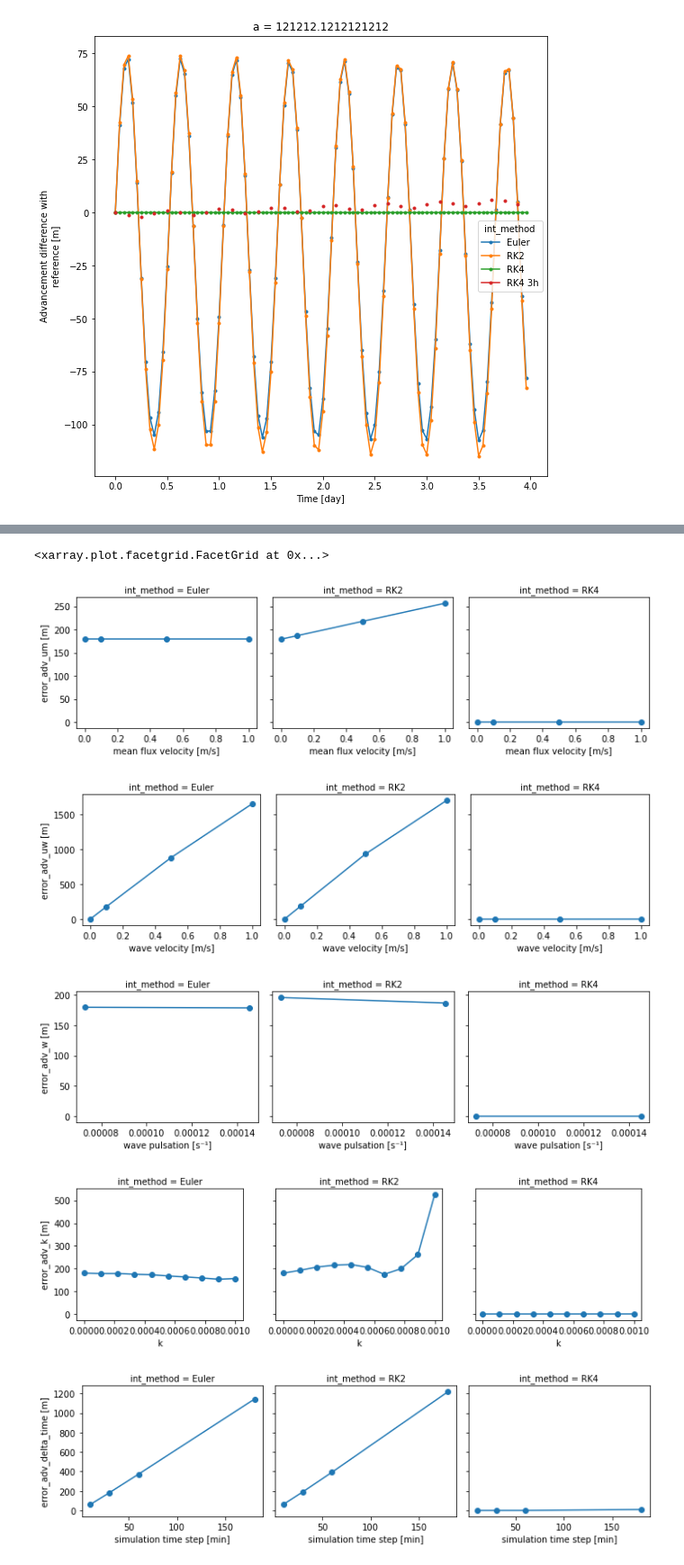
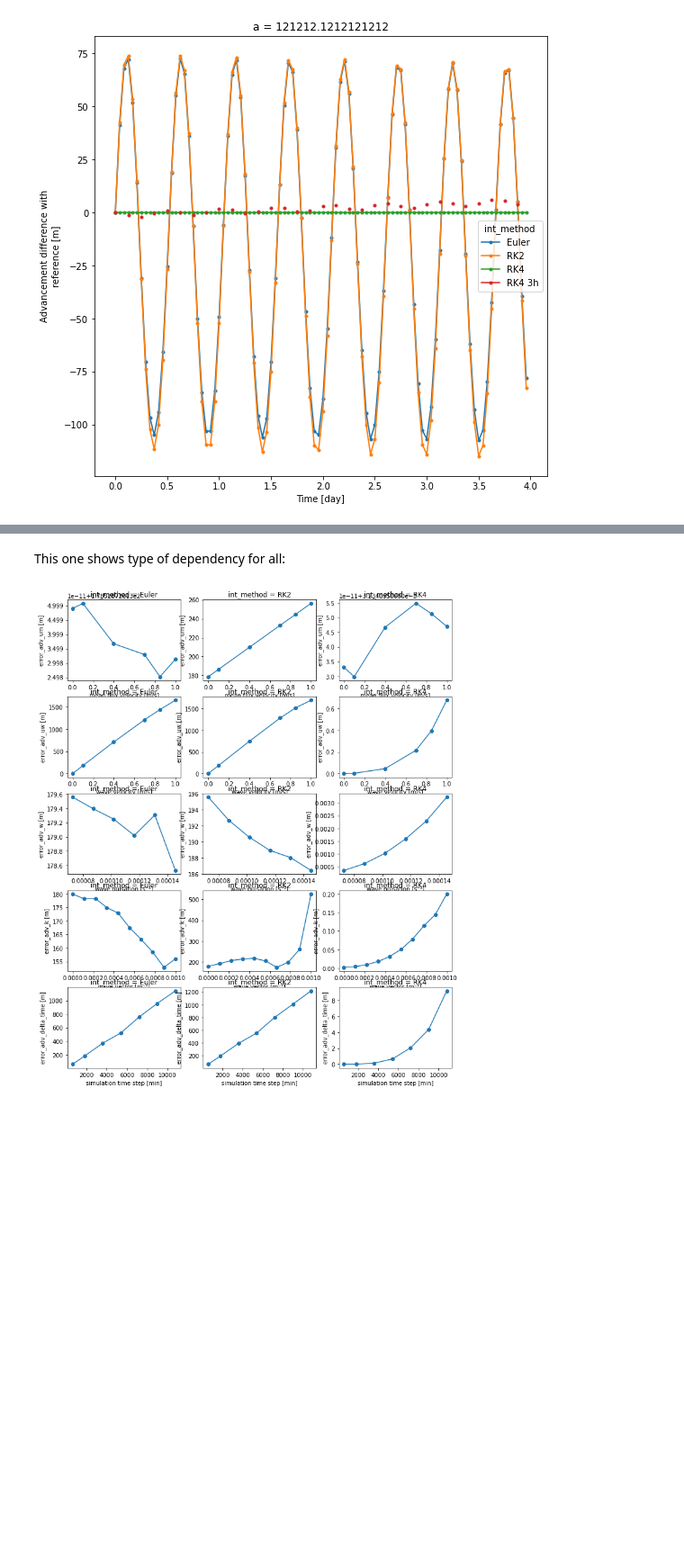
Before and after one commit to margot-demol/stage-m1, a Jupyter notebook: development/temporal_int_comparison.ipynb, the cells around one changed output, grey strips where cells are left out. Shown at 90% size. Drawn from its saved outputs; the diff is of its cells as text; code cells hidden in the pictures; blank space fills up the shorter version.

```diff
--- a/development/temporal_int_comparison.ipynb
+++ b/development/temporal_int_comparison.ipynb
@@ -172,15 +229,27 @@ def sensibility_comp_ds(list_Var, Dt, T, OT
     DS.delta_t_min.attrs={"units":"min", "long_name":"simulation time step"}
     return DS
 # %%
-Um=[0, 0.1, 0.5, 1]
-Uw=[0, 0.1, 0.5, 1]
-W=[sti.w2/2, sti.w2]
+Um=[0, 0.1, 0.4,0.7,0.85,1]
+Uw=[0, 0.1, 0.4,0.7,0.85,1]
+W=[1/2*sti.w2,6/10*sti.w2,7/10*sti.w2,8/10*sti.w2,9/10*sti.w2,1*sti.w2]
 K=list(np.linspace(0,0.001,10))
 Var=[Um, Uw,W, K]
 
-Dt=[sti.h2s/6,sti.h2s/2,sti.h2s,sti.h2s*3]
-T=[list(np.arange(0,sti.d2s*4, Dt[0])),list(np.arange(0,sti.d2s*4, Dt[1])),list(np.arange(0,sti.d2s*4, Dt[2])),list(np.arange(0,sti.d2s*4,Dt[3]))]
-OT=[list(np.arange(0,sti.d2s*4, sti.h2s)),list(np.arange(0,sti.d2s*4, sti.h2s)),list(np.arange(0,sti.d2s*4-sti.h2s, sti.h2s)),list(np.arange(0,sti.d2s*4-sti.h2s, sti.h2s*3))]
+Dt=[sti.h2s/6,sti.h2s/2,sti.h2s,sti.h2s*3/2, sti.h2s*2,sti.h2s*5/2, sti.h2s*3]
+T=[list(np.arange(0,sti.d2s*4, Dt[0])),
+   list(np.arange(0,sti.d2s*4, Dt[1])),
+   list(np.arange(0,sti.d2s*4, Dt[2])),
+   list(np.arange(0,sti.d2s*4, Dt[3])),
+   list(np.arange(0,sti.d2s*4, Dt[4])),
+   list(np.arange(0,sti.d2s*4, Dt[5])),
+   list(np.arange(0,sti.d2s*4,Dt[6]))]
+OT=[list(np.arange(0,sti.d2s*4, sti.h2s)),
+    list(np.arange(0,sti.d2s*4, sti.h2s)),
+    list(np.arange(0,sti.d2s*4-sti.h2s, sti.h2s)),
+    list(np.arange(0,sti.d2s*4-sti.h2s, sti.h2s*3/2)),
+    list(np.arange(0,sti.d2s*4-sti.h2s, sti.h2s*2)),
+    list(np.arange(0,sti.d2s*4-sti.h2s, sti.h2s*5/2)),
+    list(np.arange(0,sti.d2s*4-sti.h2s, sti.h2s*3))]
 
 #Var_Name=['velocity__um', 'velocity__uw','velocity__w']
 #dim_name=['um', 'uw','w']
@@ -189,6 +258,6 @@ OT=[list(np.arange(0,sti.d2s*4, sti.h2s)),list(np.arange(0,sti.d2s*4, sti.h2s)),
 #T=[list(np.arange(0,sti.d2s*4, Dt[0])),list(np.arange(0,sti.d2s*4, Dt[1])),list(np.arange(0,sti.d2s*4,Dt[2]))]
 #OT=[list(np.arange(0,sti.d2s*4, sti.h2s)),list(np.arange(0,sti.d2s*4, sti.h2s)),list(np.arange(0,sti.d2s*4-sti.h2s, sti.h2s*3))]
 
-ds=sensibility_comp_ds(list_Var=Var, OT=OT, T=T, Dt=Dt)
+ds=dependency_comp_ds(list_Var=Var, OT=OT, T=T, Dt=Dt)
 ds
 # %% [output]
@@ -218,13 +297,13 @@ Attributes:
+# %% [markdown]
+This one shows type of dependency for all:
 # %%
-ds.error_adv_um.plot( col='int_method', marker='o')
-ds.error_adv_uw.plot( col='int_method', marker='o')
-ds.error_adv_w.plot( col='int_method', marker='o')
-ds.error_adv_k.plot( col='int_method', marker='o')
-ds.error_adv_delta_time.plot( x='delta_t_min', col='int_method', marker='o')
+fig, axes = plt.subplots(ncols=3,nrows=5,figsize=(12,15))
+method=['Euler','RK2', 'RK4']
+for i in range(3):
+    ds.error_adv_um.sel(int_method=method[i]).plot(ax=axes[0][i], marker='o')
+    ds.error_adv_uw.sel(int_method=method[i]).plot(ax=axes[1][i], marker='o')
+    ds.error_adv_w.sel(int_method=method[i]).plot(ax=axes[2][i], marker='o')
+    ds.error_adv_k.sel(int_method=method[i]).plot(ax=axes[3][i], marker='o')
+    ds.error_adv_delta_time.sel(int_method=method[i]).plot(ax=axes[4][i], marker='o')
 # %% [output]
-<xarray.plot.facetgrid.FacetGrid at 0x...>
-[figure, old version]
+[figure, new version]
-[figure, removed]
-[figure, removed]
-[figure, removed]
-[figure, removed]
```
Also changed, not shown: parts of 31 cells of this notebook, 1 other file.
